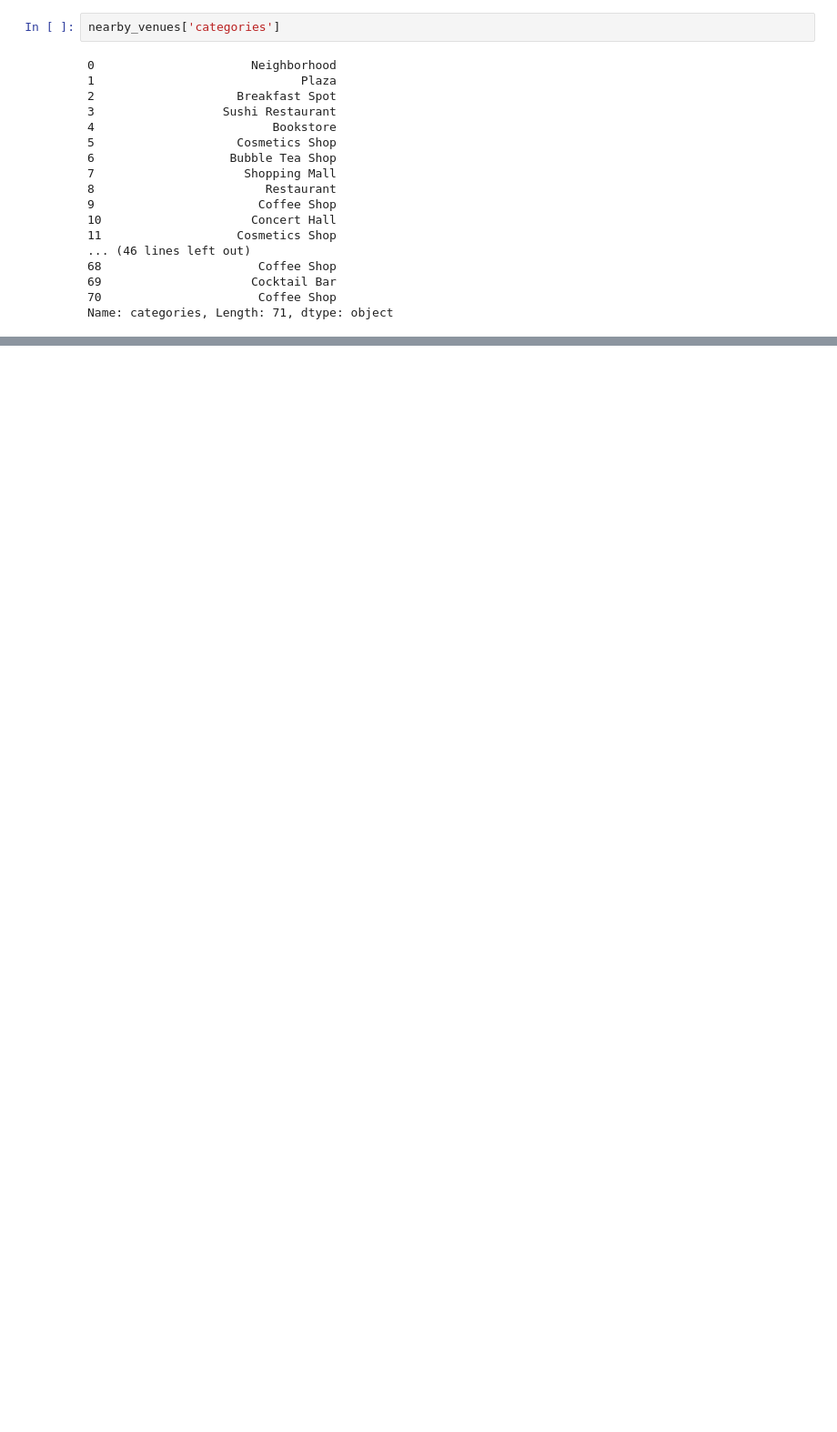
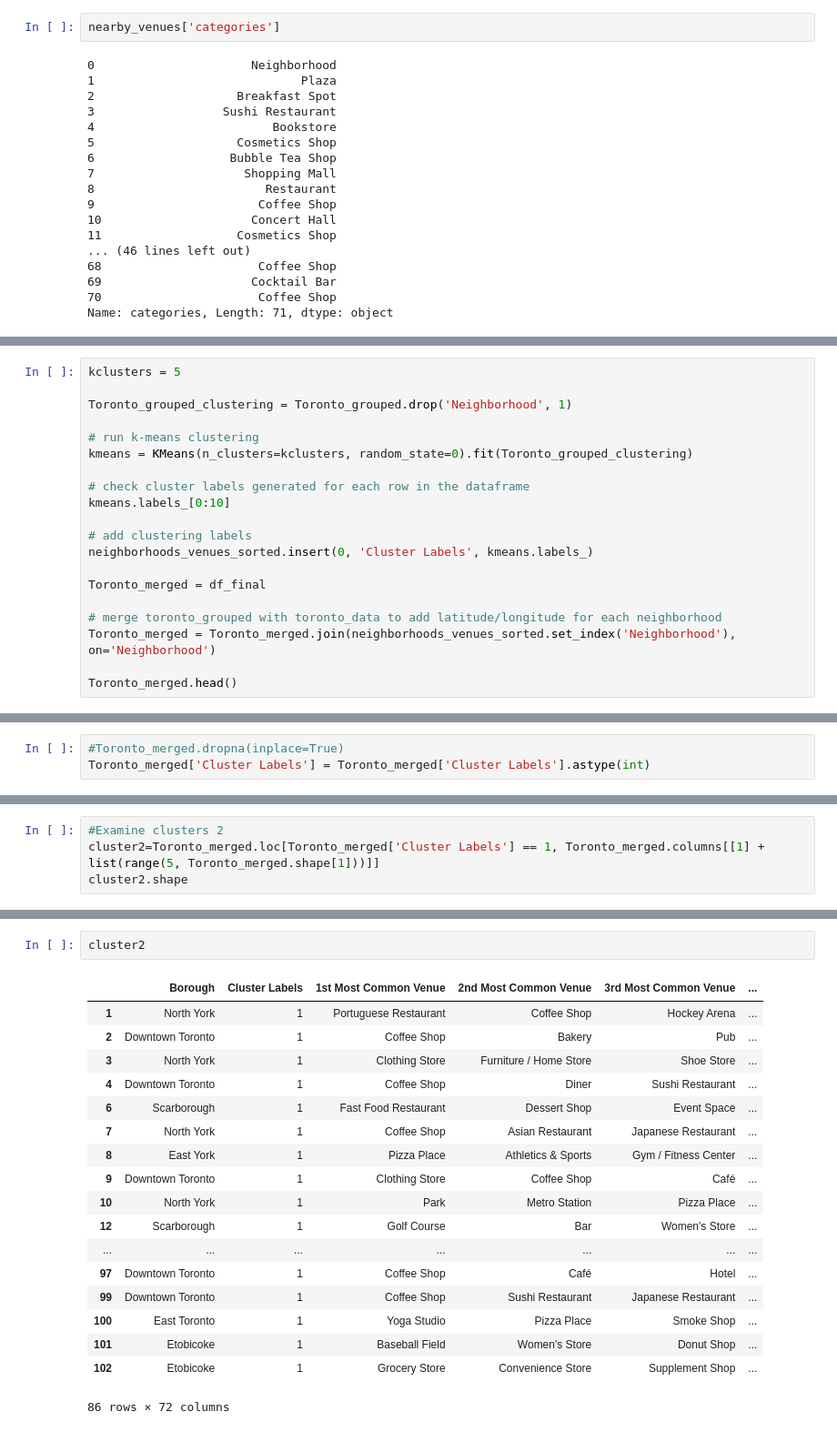
Before and after one commit to drfaust17/Coursera_Capstone, a Jupyter notebook: Capstone, Week 4.ipynb, the cells around one changed output, grey strips where cells are left out. Shown at 91% size. Cells and saved outputs as stored; diff of their text form; blank space fills up the shorter version.

Commit message:
Published from Watson Studio.

```diff
--- a/Capstone, Week 4.ipynb
+++ b/Capstone, Week 4.ipynb
@@ -393,0 +364,20 @@ Analyze the results
+# %%
+kclusters = 5
+
+Toronto_grouped_clustering = Toronto_grouped.drop('Neighborhood', 1)
+
+# run k-means clustering
+kmeans = KMeans(n_clusters=kclusters, random_state=0).fit(Toronto_grouped_clustering)
+
+# check cluster labels generated for each row in the dataframe
+kmeans.labels_[0:10]
+
+# add clustering labels
+neighborhoods_venues_sorted.insert(0, 'Cluster Labels', kmeans.labels_)
+
+Toronto_merged = df_final
+
+# merge toronto_grouped with toronto_data to add latitude/longitude for each neighborhood
+Toronto_merged = Toronto_merged.join(neighborhoods_venues_sorted.set_index('Neighborhood'), on='Neighborhood')
+
+Toronto_merged.head()
@@ -393,0 +392,3 @@ Analyze the results
+# %%
+#Toronto_merged.dropna(inplace=True)
+Toronto_merged['Cluster Labels'] = Toronto_merged['Cluster Labels'].astype(int)
@@ -393,0 +435,4 @@ Analyze the results
+# %%
+#Examine clusters 2
+cluster2=Toronto_merged.loc[Toronto_merged['Cluster Labels'] == 1, Toronto_merged.columns[[1] + list(range(5, Toronto_merged.shape[1]))]]
+cluster2.shape
@@ -397,0 +465,21 @@ neighborhoods_venues_sorted.shape
+# %%
+cluster2
+# %% [output]
+|  | Borough | Cluster Labels | 1st Most Common Venue | 2nd Most Common Venue | 3rd Most Common Venue | ... |
+| 1 | North York | 1 | Portuguese Restaurant | Coffee Shop | Hockey Arena | ... |
+| 2 | Downtown Toronto | 1 | Coffee Shop | Bakery | Pub | ... |
+| 3 | North York | 1 | Clothing Store | Furniture / Home Store | Shoe Store | ... |
+| 4 | Downtown Toronto | 1 | Coffee Shop | Diner | Sushi Restaurant | ... |
+| 6 | Scarborough | 1 | Fast Food Restaurant | Dessert Shop | Event Space | ... |
+| 7 | North York | 1 | Coffee Shop | Asian Restaurant | Japanese Restaurant | ... |
+| 8 | East York | 1 | Pizza Place | Athletics & Sports | Gym / Fitness Center | ... |
+| 9 | Downtown Toronto | 1 | Clothing Store | Coffee Shop | Café | ... |
+| 10 | North York | 1 | Park | Metro Station | Pizza Place | ... |
+| 12 | Scarborough | 1 | Golf Course | Bar | Women's Store | ... |
+| ... | ... | ... | ... | ... | ... | ... |
+| 97 | Downtown Toronto | 1 | Coffee Shop | Café | Hotel | ... |
+| 99 | Downtown Toronto | 1 | Coffee Shop | Sushi Restaurant | Japanese Restaurant | ... |
+| 100 | East Toronto | 1 | Yoga Studio | Pizza Place | Smoke Shop | ... |
+| 101 | Etobicoke | 1 | Baseball Field | Women's Store | Donut Shop | ... |
+| 102 | Etobicoke | 1 | Grocery Store | Convenience Store | Supplement Shop | ... |
+86 rows × 72 columns
```
Also changed, not shown: parts of 32 cells of this notebook.
